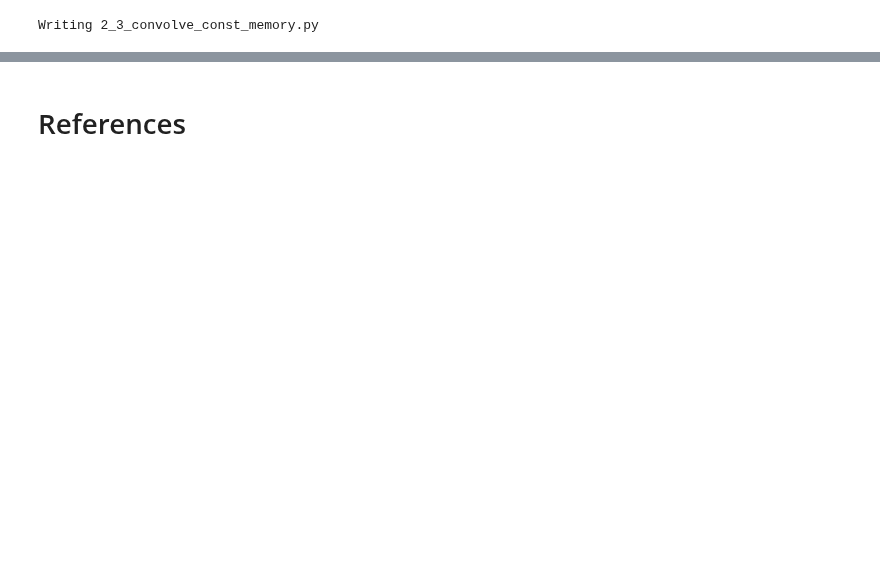
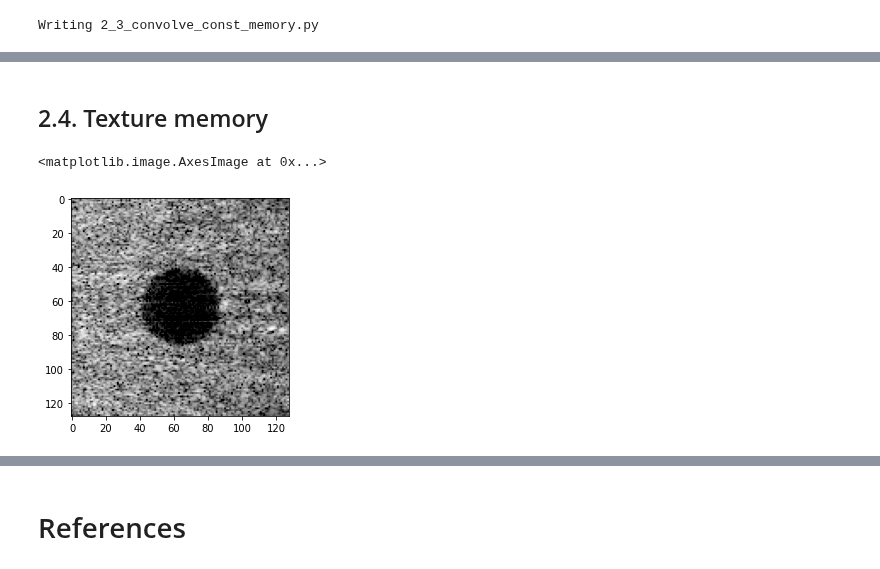
Before and after one commit to Lab4US/gpu-short-course, a Jupyter notebook: exercises/cupy/2_CUDA_memory_model/2_CUDA_memory_model.ipynb, the cells around one changed output, grey strips where cells are left out. Cells and saved outputs as stored; diff of their text form; code cells hidden in the pictures; blank space fills up the shorter version.

```diff
--- a/exercises/cupy/2_CUDA_memory_model/2_CUDA_memory_model.ipynb
+++ b/exercises/cupy/2_CUDA_memory_model/2_CUDA_memory_model.ipynb
@@ -752 +670,61 @@ Average processing time: 0.0027 seconds (+/- 0.0001), median: 0.0027
 No API activities were profiled.
+# %% [markdown]
+## 2.4. Texture memory
+# %%
+import matplotlib.pyplot as plt
+import scipy.signal
+import gpu_short_course.datasets
+import math
+import cupy as cp
+import numpy as np
+
+rf, context = gpu_short_course.datasets.read_example_data("pwi_cyst_simulated.pkl")
+n_transmits, n_elements, n_samples = rf.shape
+
+# distance between the leftmost and rightmost element of probe (centers)
+probe_width = (n_elements-1) * context["pitch"]
+
+nx, nz = 128, 128
+grid_x = np.linspace(-15, 15, nx)*1e-3
+grid_z = np.linspace( 20, 50, nz)*1e-3
+
+# Position of each probe element (OX).
+elements_x = np.linspace(-probe_width/2, probe_width/2, n_elements)
+
+beamform_src = open("2_4_beamform.cc").read()
+beamform_kernel = cp.RawKernel(code=beamform_src, name="beamform")
+
+block = (32, 32)
+grid = (int(math.ceil(nz/block[0])), int(math.ceil(nx/block[1])))
+
+rf_gpu = cp.asarray(rf, dtype=cp.float32)
+grid_x_gpu = cp.asarray(grid_x, dtype=cp.float32)
+grid_z_gpu = cp.asarray(grid_z, dtype=cp.float32)
+elements_x_gpu = cp.asarray(elements_x, dtype=cp.float32)
+angles_gpu = cp.asarray(context["angles"], dtype=cp.float32)
+
+speed_of_sound = cp.float32(context["speed_of_sound"])
+sampling_frequency = cp.float32(context["sampling_frequency"])
+
+output_gpu = cp.empty(shape=(nx, nz), dtype=cp.float32)
+
+beamform_kernel(
+    grid, block,
+    args=(
+        output_gpu, rf_gpu,
+        grid_z_gpu, nz,
+        grid_x_gpu, nx,
+        angles_gpu, n_transmits,
+        elements_x_gpu, n_elements,
+        n_samples,
+        speed_of_sound, sampling_frequency
+    )
+)
+output = output_gpu.get()
+
+envelope = np.abs(scipy.signal.hilbert(output))
+bmode = 20*np.log10(envelope/np.max(envelope))
+plt.imshow(bmode, cmap="gray", vmin=-30, vmax=0)
+# %% [output]
+<matplotlib.image.AxesImage at 0x...>
+[figure, added]
```
Also changed, not shown: parts of 33 cells of this notebook, 13 other files.
